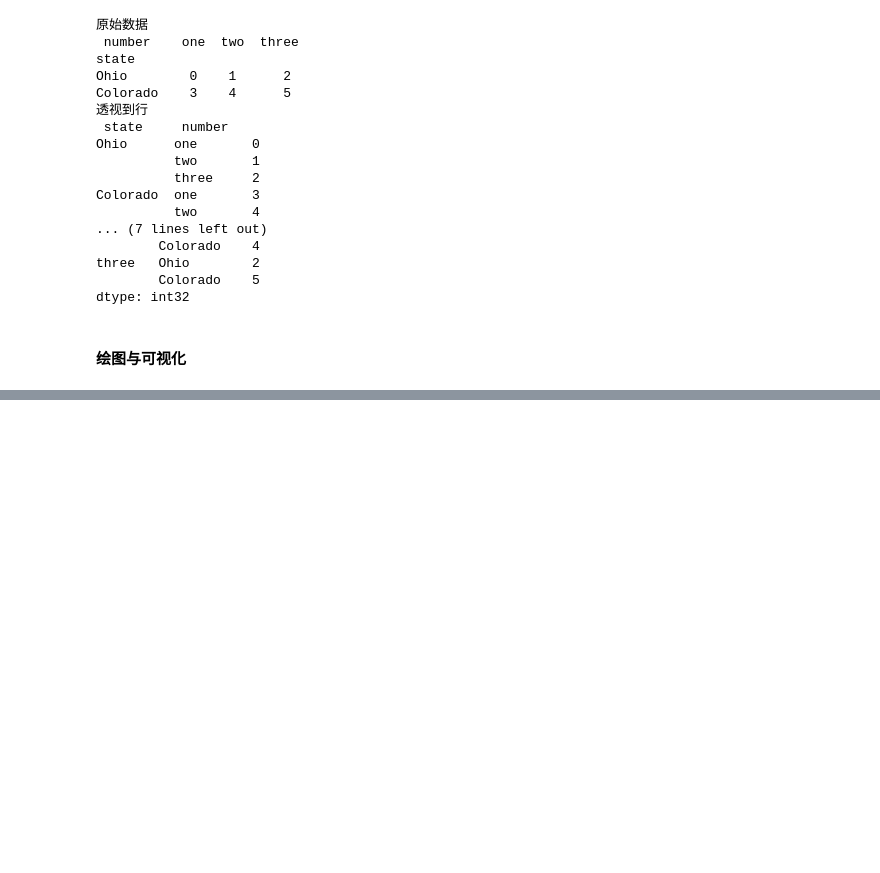
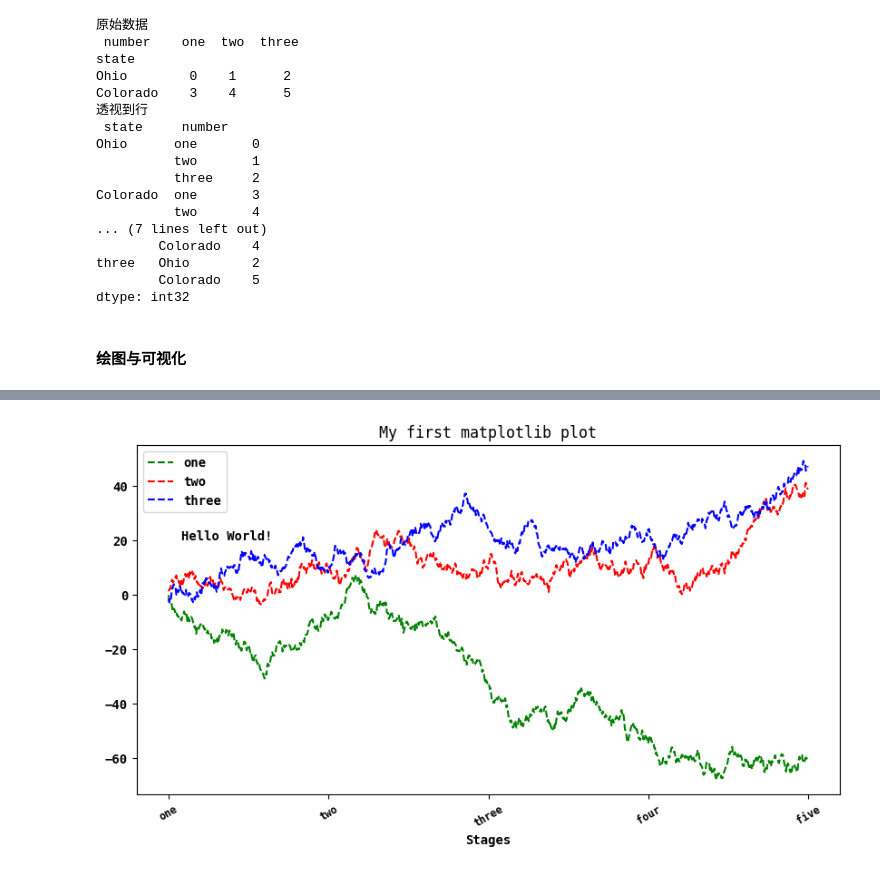
Before and after one commit to eastyell/study_python, a Jupyter notebook: study.ipynb, the cells around one changed output, grey strips where cells are left out. Saved outputs shown, nothing was run; the diff lists cells and outputs as text; code cells hidden in the pictures; blank space fills up the shorter version.

```diff
--- a/study.ipynb
+++ b/study.ipynb
@@ -951,0 +961,27 @@ ax3.plot(np.random.randn(50).cumsum(), 'k--')
+# %%
+# 设置标题、轴标签、刻度和刻度标签
+fig = plt.figure()
+ax = fig.add_subplot(1, 1, 1)
+ax.plot(np.random.randn(1000).cumsum(), 'g--', label='one')
+ax.plot(np.random.randn(1000).cumsum(), 'r--', label='two')
+ax.plot(np.random.randn(1000).cumsum(), 'b--', label='three')
+ax.ticks = ax.set_xticks([0, 250, 500, 750, 1000])
+ax.labels = ax.set_xticklabels(['one', 'two', 'three', 'four', 'five'],
+                               rotation=30, fontsize='small')
+ax.text(20, 20, 'Hello World!', family='monospace', fontsize=10)
+
+props = {
+    'title': 'My first matplotlib plot',
+    'xlabel': 'Stages'
+}
+ax.set(**props)
+ax.legend(loc='best')
+
+font_options = {'family': 'monospace',
+                'weight': 'bold',
+                'size': 10,
+    }
+plt.rc('font', **font_options)
+plt.rc('figure', figsize=(10, 5))
+# %% [output]
+[figure, added]
```
Also changed, not shown: parts of 3 cells of this notebook.
